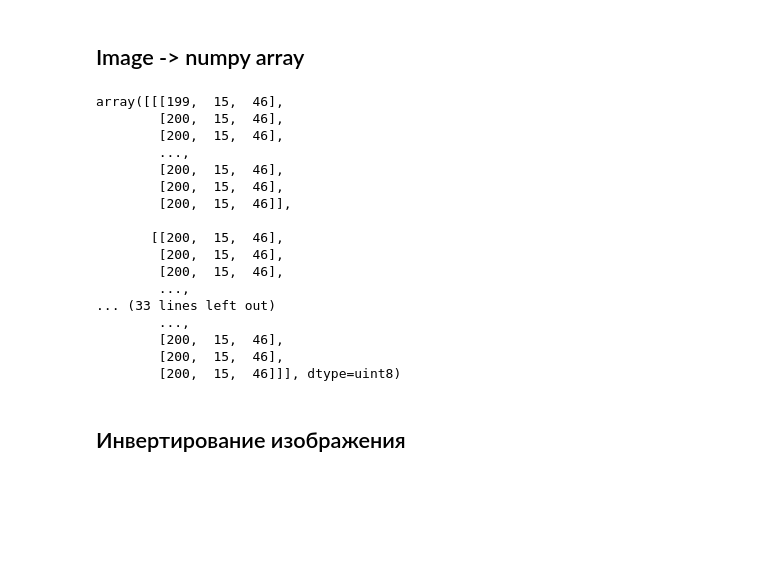
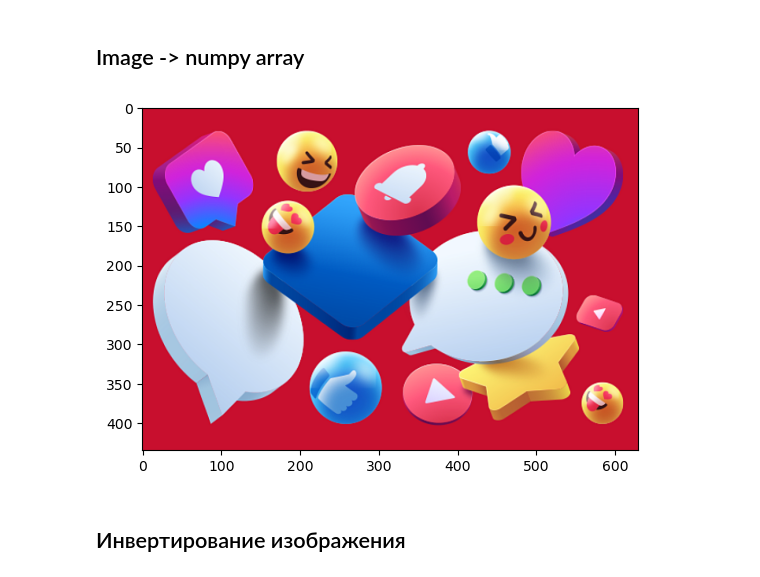
Before and after one commit to Str1kez/computer_vision, a Jupyter notebook: exercise1.ipynb, the cells around one changed output. Drawn from its saved outputs; the diff is of its cells as text; code cells hidden in the pictures; blank space fills up the shorter version.

```diff
--- a/exercise1.ipynb
+++ b/exercise1.ipynb
@@ -4,32 +4,24 @@
 ## Image -> numpy array
 # %%
 from PIL import Image
+from matplotlib.pyplot import figure, imshow, show
 import numpy as np
 
 def get_png_array() -> np.array:
     image = Image.open("example.png")
     image_array = np.array(image)[:, :, :3]
     return image_array
 
-get_png_array()
+
+def show_image(array: np.array):
+    figure()
+    imshow(array, cmap='Greys')
+    show()
+
+
+show_image(get_png_array())
 # %% [output]
-array([[[199,  15,  46],
-        [200,  15,  46],
-        [200,  15,  46],
-        ...,
-        [200,  15,  46],
-        [200,  15,  46],
-        [200,  15,  46]],
-
-       [[200,  15,  46],
-        [200,  15,  46],
-        [200,  15,  46],
-        ...,
-... (33 lines left out)
-        ...,
-        [200,  15,  46],
-        [200,  15,  46],
-        [200,  15,  46]]], dtype=uint8)
+[figure, added]
 # %% [markdown]
 ## Инвертирование изображения
 # %%
```
Also changed, not shown: parts of 5 cells of this notebook, 2 other files.
